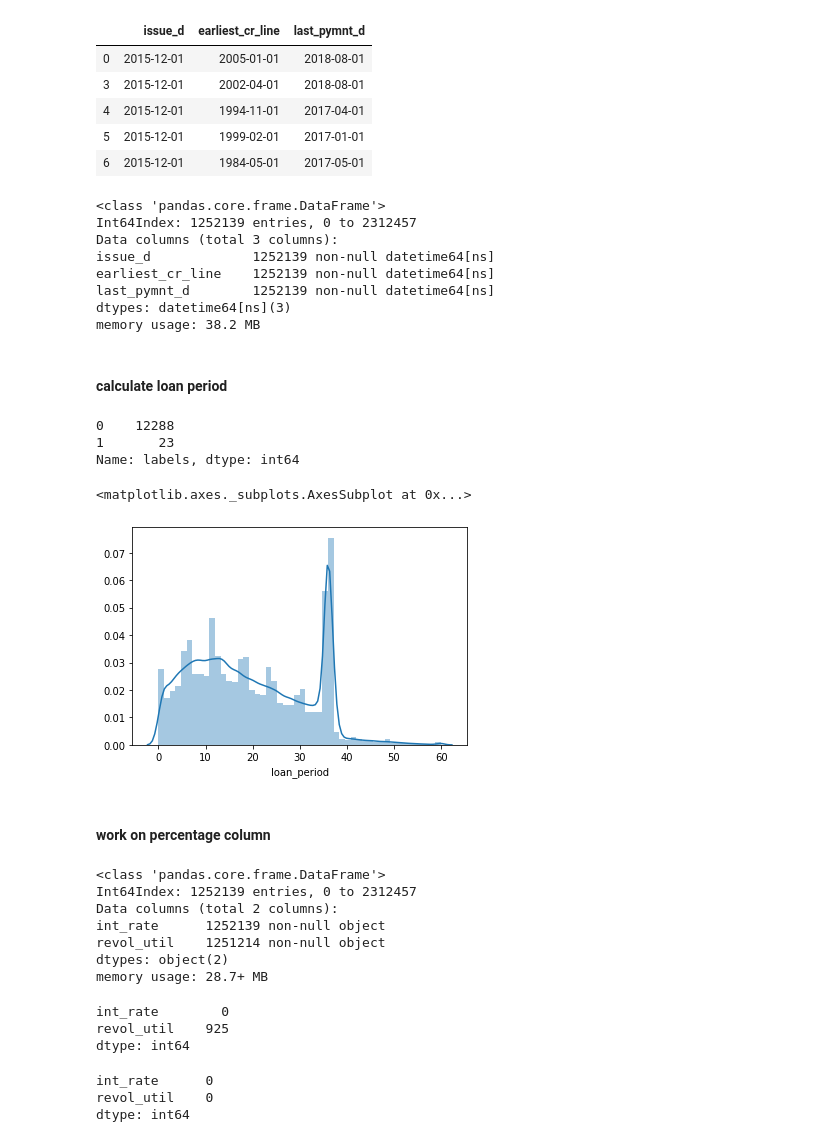
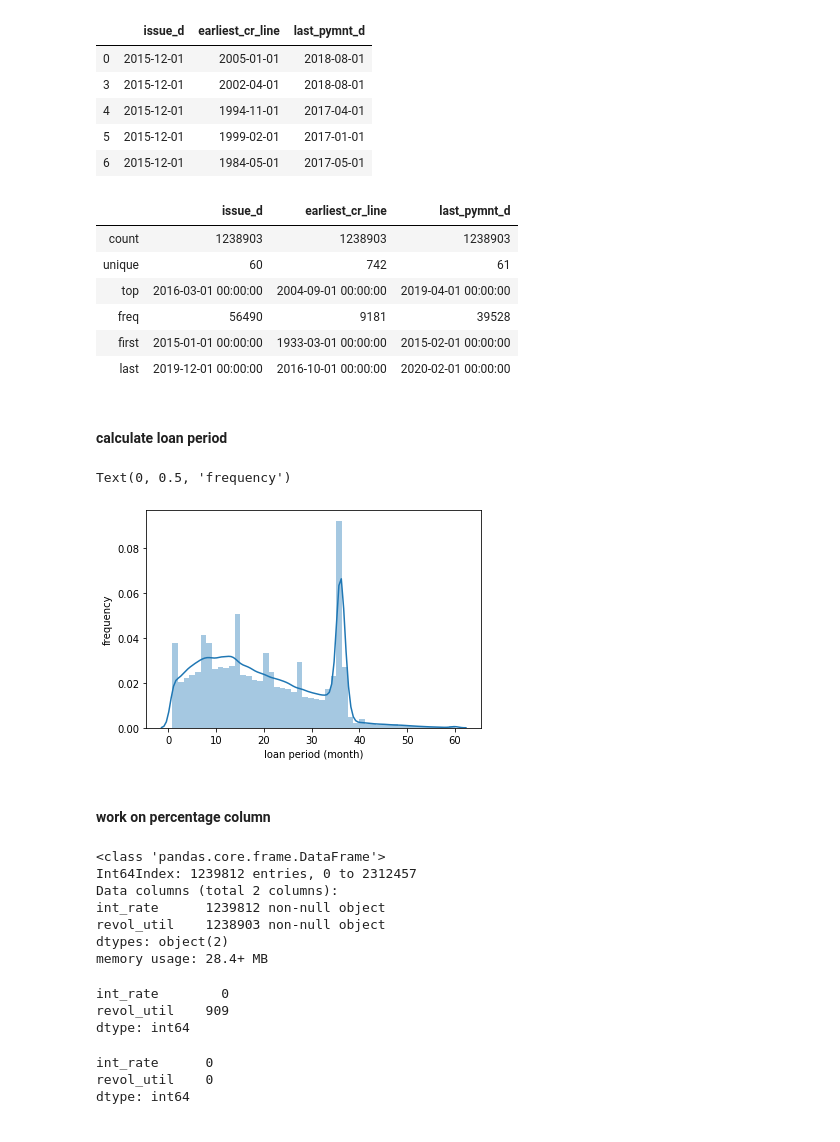
Before and after one commit to cyuancheng/Lending_Club, a Jupyter notebook: 02_LC_DataPreprocessing.ipynb, the cells around one changed output. Saved outputs shown, nothing was run; the diff lists cells and outputs as text; code cells hidden in the pictures.

Commit message:
add plots

```diff
--- a/02_LC_DataPreprocessing.ipynb
+++ b/02_LC_DataPreprocessing.ipynb
@@ -178 +180,4 @@ memory usage: 38.3+ MB
+# %%
+# drop nan from last_pymnt_d column
+df.dropna(subset=['last_pymnt_d'], inplace=True)
 # %%
@@ -195,5 +190,5 @@ dtype: int64
 # %%
 # convert to correct datetime formate
 for col in col_date:
-    data_final[col]=data_final[col].apply(lambda x: datetime.strptime(x,'%b-%Y'))
+    df[col]=df[col].apply(lambda x: datetime.strptime(x,'%b-%Y'))
 # %%
@@ -205,50 +200,47 @@ data_final[col_date].head()
 | 4 | 2015-12-01 | 1994-11-01 | 2017-04-01 |
 | 5 | 2015-12-01 | 1999-02-01 | 2017-01-01 |
 | 6 | 2015-12-01 | 1984-05-01 | 2017-05-01 |
-# %%
-data_final[col_date].info()
-# %% [output]
-<class 'pandas.core.frame.DataFrame'>
-Int64Index: 1252139 entries, 0 to 2312457
-Data columns (total 3 columns):
-issue_d             1252139 non-null datetime64[ns]
-earliest_cr_line    1252139 non-null datetime64[ns]
-last_pymnt_d        1252139 non-null datetime64[ns]
-dtypes: datetime64[ns](3)
-memory usage: 38.2 MB
+# %%
+df[col_date].describe()
+# %% [output]
+|  | issue_d | earliest_cr_line | last_pymnt_d |
+| count | 1238903 | 1238903 | 1238903 |
+| unique | 60 | 742 | 61 |
+| top | 2016-03-01 00:00:00 | 2004-09-01 00:00:00 | 2019-04-01 00:00:00 |
+| freq | 56490 | 9181 | 39528 |
+| first | 2015-01-01 00:00:00 | 1933-03-01 00:00:00 | 2015-02-01 00:00:00 |
+| last | 2019-12-01 00:00:00 | 2016-10-01 00:00:00 | 2020-02-01 00:00:00 |
 # %% [markdown]
 #### calculate loan period
 # %%
-data_final['loan_period'] = (data_final['last_pymnt_d'] - data_final['issue_d'])/ np.timedelta64(1, 'M')
+df['loan_period'] = (df['last_pymnt_d'] - df['issue_d'])/ np.timedelta64(1, 'M')
 # %%
 # remove loan_period = 0
-data_final[data_final['loan_period']==0]['labels'].value_counts()
+df = df[df['loan_period']!=0]
-# %% [output]
-0    12288
-1       23
-Name: labels, dtype: int64
-# %%
-sns.distplot(data_final['loan_period'])
-# %% [output]
-<matplotlib.axes._subplots.AxesSubplot at 0x...>
-[figure, removed]
+# %%
+sns.distplot(df['loan_period'])
+plt.xlabel('loan period (month)')
+plt.ylabel('frequency')
+# %% [output]
+Text(0, 0.5, 'frequency')
+[figure, added]
 # %% [markdown]
 #### work on percentage column
 # %%
-data_final[col_perc].info()
+df[col_perc].info()
 # %% [output]
 <class 'pandas.core.frame.DataFrame'>
-Int64Index: 1252139 entries, 0 to 2312457
+Int64Index: 1239812 entries, 0 to 2312457
 Data columns (total 2 columns):
-int_rate      1252139 non-null object
-revol_util    1251214 non-null object
+int_rate      1239812 non-null object
+revol_util    1238903 non-null object
 dtypes: object(2)
-memory usage: 28.7+ MB
+memory usage: 28.4+ MB
 # %%
-data_final[col_perc].isnull().sum()
+df[col_perc].isnull().sum()
 # %% [output]
 int_rate        0
-revol_util    925
+revol_util    909
 dtype: int64
 # %%
 # drop nan from revol_util column
```
Also changed, not shown: parts of 35 cells of this notebook.
